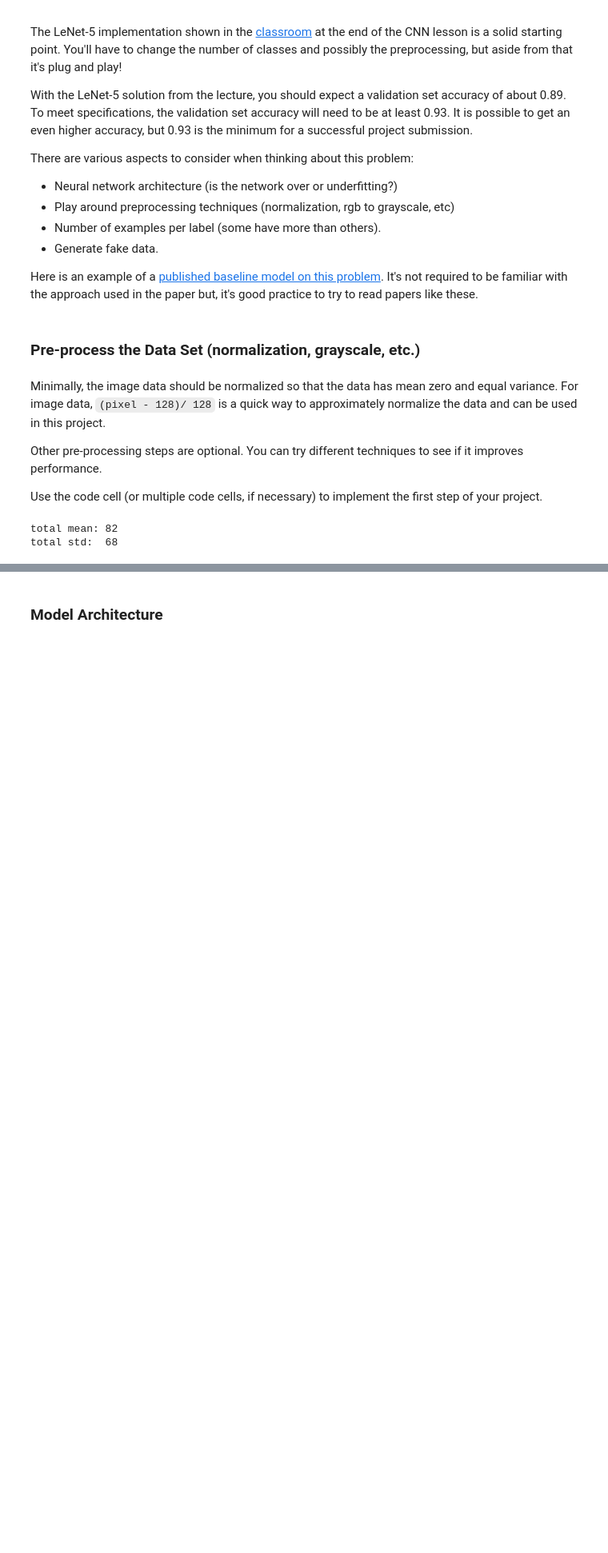
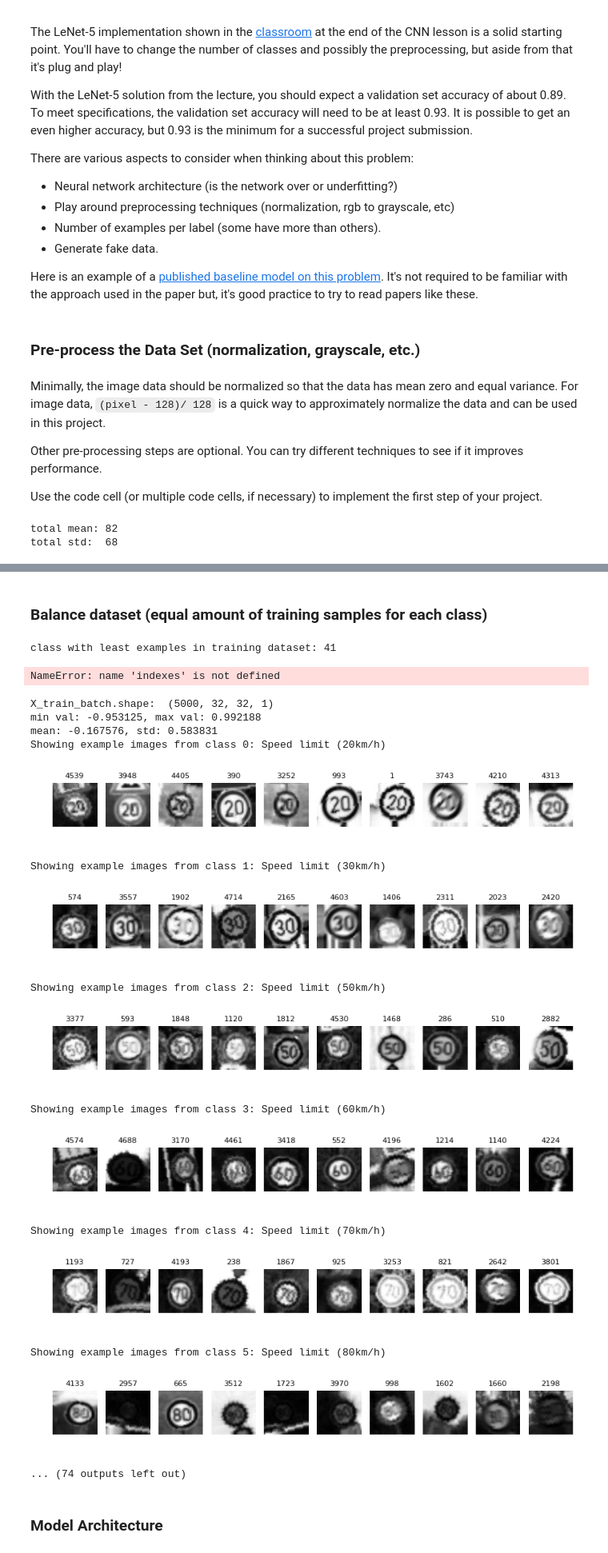
Before and after one commit to da-phil/SDC-Traffic-Sign-Classifier-Project, a Jupyter notebook: Traffic_Sign_Classifier.ipynb, the cells around one changed output, grey strips where cells are left out. Shown at 80% size. Drawn from its saved outputs; the diff is of its cells as text; code cells hidden in the pictures; blank space fills up the shorter version.

```diff
--- a/Traffic_Sign_Classifier.ipynb
+++ b/Traffic_Sign_Classifier.ipynb
@@ -41,7 +41,7 @@ validation_file = "../valid.p"
 testing_file    = "../test.p"
 labels_file     = "signnames.csv"
 
-colorspace = "LAB"  # ["RGB", "YUV", "LAB", "BW"]
+colorspace = "BW"  # ["RGB", "YUV", "LAB", "BW"]
 show_signs = False
 
 with open(training_file, mode='rb') as f:
@@ -231,11 +231,11 @@ print("total std:  %d" % X_std)
 total mean: 82
 total std:  68
 # %%
-clipLimit = 1.0
-grid_size = (2,2)
-clahe = cv2.createCLAHE(clipLimit=clipLimit, tileGridSize=grid_size)
+def equalize_dataset(data, colorspace_conversion=None):
+    clipLimit = 1.0
+    grid_size = (2,2)
+    clahe = cv2.createCLAHE(clipLimit=clipLimit, tileGridSize=grid_size)
 
-def equalize_dataset(data, colorspace_conversion=None):
     if colorspace == "BW":
         data_norm = np.zeros((data.shape[0], data.shape[1], data.shape[2], 1), dtype=np.uint8)
     else:
@@ -305,7 +305,7 @@ datagen = ImageDataGenerator(
     featurewise_std_normalization=False,
     samplewise_center=False,
     samplewise_std_normalization=False,
-    rotation_range=30,
+    rotation_range=20,
     width_shift_range=0.1,
     height_shift_range=0.1,
     horizontal_flip=False,
@@ -328,14 +327,50 @@ after normalization min val: -0.976562, max val: 0.992188
+# %% [markdown]
+### Balance dataset (equal amount of training samples for each class)
+# %%
+# find class with least exmpales
+samples = []
+for class_nr in range(n_classes):
+    samples.append(sum(class_indexes_train[class_nr][0]))
+
+min_size = np.argmin(np.array(samples))
+
+X_train_norm_balanced = np.zeros((min_size, X_train_norm.shape[1], X_train_norm.shape[2], X_train_norm.shape[3]), dtype=np.float32)
+y_train_balanced = np.zeros((X_train_norm.shape), dtype=np.int32)
+
+print("class with least examples in training dataset: %d" % min_size)
+for class_nr in range(n_classes):
+    rand_items = random.sample(list(indexes[sign_class][0]), imgs_per_class)
+    #X_train_norm_balanced.conca
+# %% [output]
+class with least examples in training dataset: 41
+NameError: name 'indexes' is not defined
 # %%
 # show preprocessed images
-
-if show_signs == True:
+if True: #show_signs == True:
     X_train_batch, y_train_batch = datagen.flow(X_train_norm, y_train, batch_size=5000, shuffle=True).next()
     indexes  = []
     for i in range(n_classes):
         indexes.append(np.where(y_train_batch==i))
 
     print("X_train_batch.shape: ", X_train_batch.shape)
-    visualize_dataset_new(X_train_batch, indexes, 10)
+    visualize_dataset(X_train_batch, indexes, 10)
+# %% [output]
+X_train_batch.shape:  (5000, 32, 32, 1)
+min val: -0.953125, max val: 0.992188
+mean: -0.167576, std: 0.583831
+Showing example images from class 0: Speed limit (20km/h)
+[figure, added]
+Showing example images from class 1: Speed limit (30km/h)
+[figure, added]
+Showing example images from class 2: Speed limit (50km/h)
+[figure, added]
+Showing example images from class 3: Speed limit (60km/h)
+[figure, added]
+Showing example images from class 4: Speed limit (70km/h)
+[figure, added]
+Showing example images from class 5: Speed limit (80km/h)
+[figure, added]
+... (74 outputs left out)
 # %% [markdown]
 ### Model Architecture
 # %%
```
Also changed, not shown: parts of 10 cells of this notebook.
